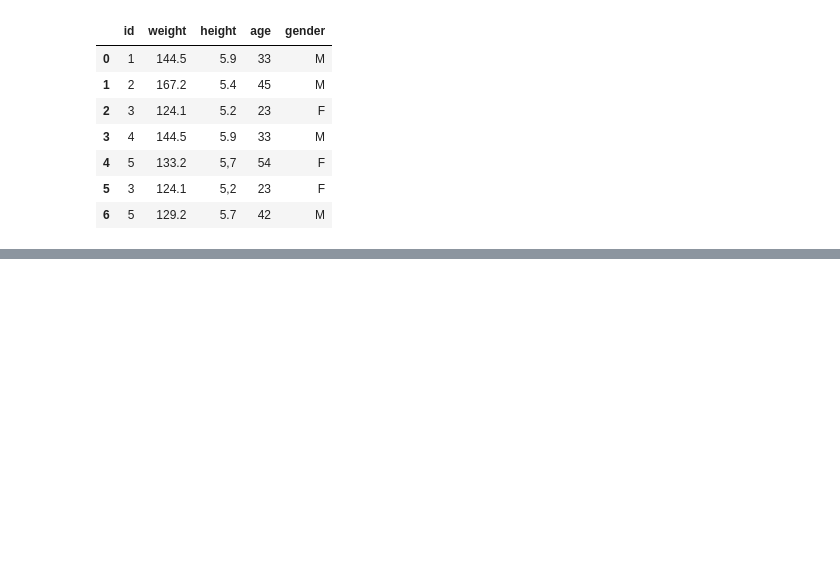
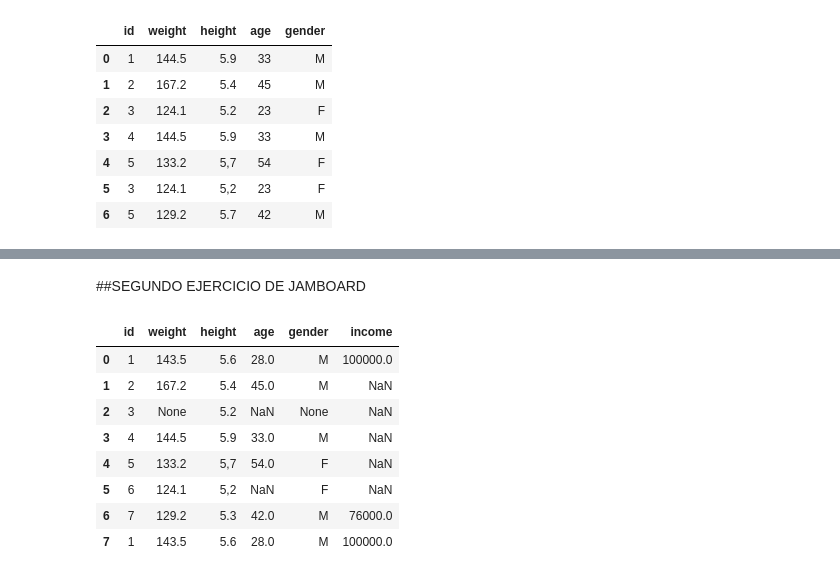
Before and after one commit to JessicaS94/TalentoTech-, a Jupyter notebook: Practica_1.ipynb, the cells around one changed output, grey strips where cells are left out. Drawn from its saved outputs; the diff is of its cells as text; code cells hidden in the pictures; blank space fills up the shorter version.

```diff
--- a/Practica_1.ipynb
+++ b/Practica_1.ipynb
@@ -311,0 +339,25 @@ df_persona.head(7)
+# %% [markdown]
+##SEGUNDO EJERCICIO DE JAMBOARD
+# %%
+from pickle import NONE
+data = {
+    'id': [1 , 2 , 3 , 4, 5 , 6 , 7, 1],
+    'weight': ['143.5', '167.2', None, '144.5', '133.2', '124.1', '129.2', '143.5'],
+    'height': ['5.6' , '5.4', '5.2' , '5.9', '5,7', '5,2', '5.3', '5.6'],
+    'age': [28, 45, None, 33, 54, None, 42, 28],
+    'gender': ['M', 'M', None, 'M', 'F', 'F', 'M', 'M'],
+    'income': [100000, None, None, None, None, None, 76000, 100000],}
+
+df_personas = pd.DataFrame(data)
+
+df_personas.head(8)
+# %% [output]
+|  | id | weight | height | age | gender | income |
+| 0 | 1 | 143.5 | 5.6 | 28.0 | M | 100000.0 |
+| 1 | 2 | 167.2 | 5.4 | 45.0 | M | NaN |
+| 2 | 3 | None | 5.2 | NaN | None | NaN |
+| 3 | 4 | 144.5 | 5.9 | 33.0 | M | NaN |
+| 4 | 5 | 133.2 | 5,7 | 54.0 | F | NaN |
+| 5 | 6 | 124.1 | 5,2 | NaN | F | NaN |
+| 6 | 7 | 129.2 | 5.3 | 42.0 | M | 76000.0 |
+| 7 | 1 | 143.5 | 5.6 | 28.0 | M | 100000.0 |
```
Also changed, not shown: parts of 6 cells of this notebook.
